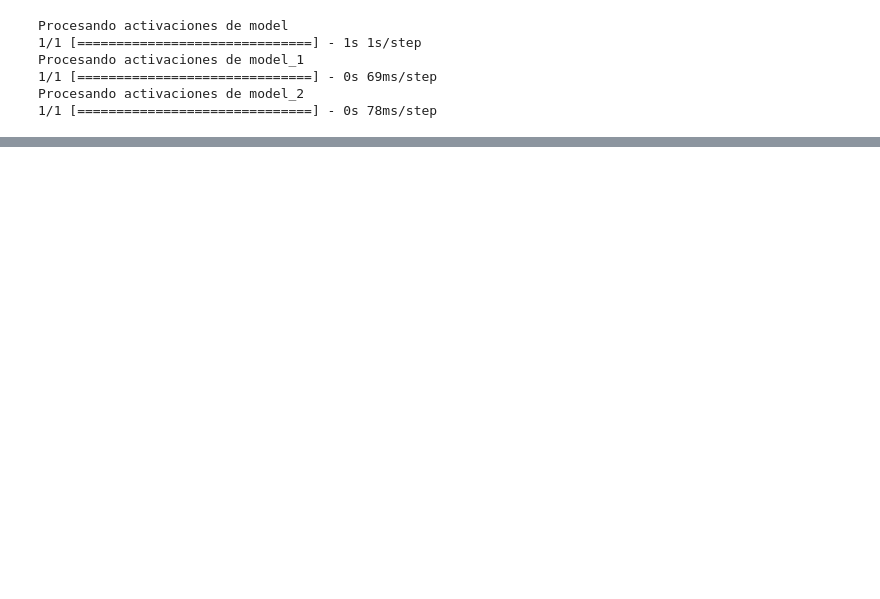
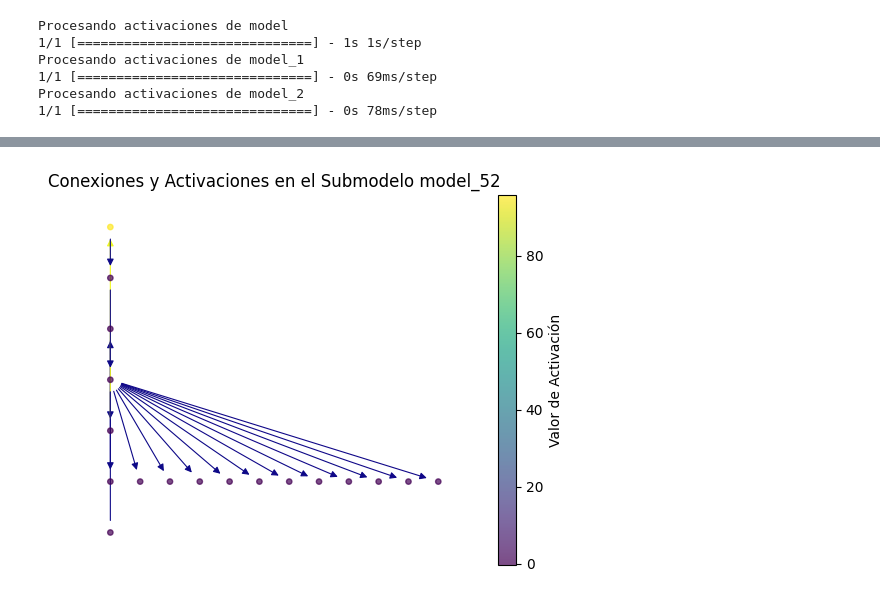
Before and after one commit to cedointercultural/CC-DLM-MFisheries, a Jupyter notebook: model_opener.ipynb, the cells around one changed output, grey strips where cells are left out. Cells and saved outputs as stored; diff of their text form; code cells hidden in the pictures; blank space fills up the shorter version.

```diff
--- a/model_opener.ipynb
+++ b/model_opener.ipynb
@@ -142,0 +250,98 @@ plt.show()
+# %%
+import pandas as pd
+import matplotlib.pyplot as plt
+import tensorflow as tf
+import numpy as np
+import networkx as nx
+import csv
+import os
+
+# Cargar el modelo
+model_directory = 'modelos_moe'
+model_files = [f for f in os.listdir(model_directory) if f.endswith('.h5')]
+model_path = os.path.join(model_directory, model_files[0])  # Seleccionar el primer modelo encontrado
+model = tf.keras.models.load_model(model_path)
+csv_file_path = 'activation_values.csv'
+
+# Cargar los datos de entrada desde un archivo CSV
+input_data_path = 'input_test_data.csv'  # Ruta del archivo CSV con los datos de entrada
+input_data = pd.read_csv(input_data_path, header=None).values.reshape((1, 6, 14))
+
+# Obtener las activaciones de los submodelos
+def get_submodel_activations(submodel, input_data):
+    layer_outputs = [layer.output for layer in submodel.layers]
+    activation_model = tf.keras.models.Model(inputs=submodel.input, outputs=layer_outputs)
+    return activation_model.predict(input_data)
+
+# Preparar el archivo CSV y guardar las activaciones
+with open(csv_file_path, mode='w', newline='') as file:
+    writer = csv.writer(file)
+    writer.writerow(['Modelo', 'Submodelo', 'Capa', 'Neurona', 'Valor'])
+
+    # Recorremos los submodelos individualmente
+    for layer in model.layers:
+        if 'model' in layer.name:  # Esto verifica si es un submodelo
+            print(f"Procesando activaciones de {layer.name}")
+            activations = get_submodel_activations(layer, input_data)
+            for layer_index, layer_activation in enumerate(activations):
+                layer_name = model.get_layer(layer.name).layers[layer_index].name
+                if len(layer_activation.shape) > 2:  # Reducir dimensiones si es necesario
+                    layer_activation = np.mean(layer_activation, axis=(1, 2))
+                for neuron_index, neuron_value in enumerate(layer_activation.flatten()):
+                    writer.writerow(['Modelo MoE', layer.name, layer_name, neuron_index, neuron_value])
+
+print(f'Los valores de activación han sido guardados en {csv_file_path}')
+
+# Cargar los datos
+activations = pd.read_csv(csv_file_path)
+
+# Filtrar los datos por cada submodelo y graficar
+submodelos = activations['Submodelo'].unique()
+for submodelo in submodelos:
+    filtered_data = activations[activations['Submodelo'] == submodelo]
+
+    # Crear un grafo para visualizar las conexiones entre neuronas
+    G = nx.DiGraph()
+
+    # Agregar nodos y aristas al grafo
+    grouped_data = filtered_data.groupby('Capa')
+    previous_layer_neurons = None
+    for layer, data in grouped_data:
+        current_layer_neurons = []
+        for _, row in data.iterrows():
+            capa = row['Capa']
+            neurona = row['Neurona']
+            valor = row['Valor']
+            nodo = f'{capa}_n{neurona}'
+            G.add_node(nodo, capa=capa, valor=valor)
+            current_layer_neurons.append(nodo)
+
+            # Conectar neuronas entre capas consecutivas
+            if previous_layer_neurons is not None:
+                for prev_nodo in previous_layer_neurons:
+                    G.add_edge(prev_nodo, nodo, weight=valor)
+        previous_layer_neurons = current_layer_neurons
+
+    # Dibujar el grafo
+    layer_positions = {}
+    y_offset = 0
+
+    # Asignar posiciones para las neuronas organizadas por capas de arriba a abajo
+    for layer in filtered_data['Capa'].unique():
+        neurons_in_layer = filtered_data[filtered_data['Capa'] == layer]['Neurona'].unique()
+        x_positions = list(range(len(neurons_in_layer)))
+        for i, neuron in enumerate(neurons_in_layer):
+            node = f'{layer}_n{neuron}'
+            layer_positions[node] = (i, -y_offset)
+        y_offset += 2
+
+    edge_colors = [G[u][v]['weight'] for u, v in G.edges]
+    nodes = nx.draw_networkx_nodes(G, layer_positions, node_size=15, cmap=plt.cm.viridis,
+                                   node_color=[data['valor'] for _, data in G.nodes(data=True)], alpha=0.7)
+    edges = nx.draw_networkx_edges(G, layer_positions, arrowstyle='-|>', arrowsize=10, edge_color=edge_colors, edge_cmap=plt.cm.plasma, width=0.8)
+
+    plt.title(f'Conexiones y Activaciones en el Submodelo {submodelo}')
+    plt.colorbar(nodes, label='Valor de Activación')
+    plt.axis('off')
+    plt.show()
+# %% [output]
@@ -142,0 +355 @@ plt.show()
+[figure, added]
```
Also changed, not shown: parts of 10 cells of this notebook, 11 other files.
